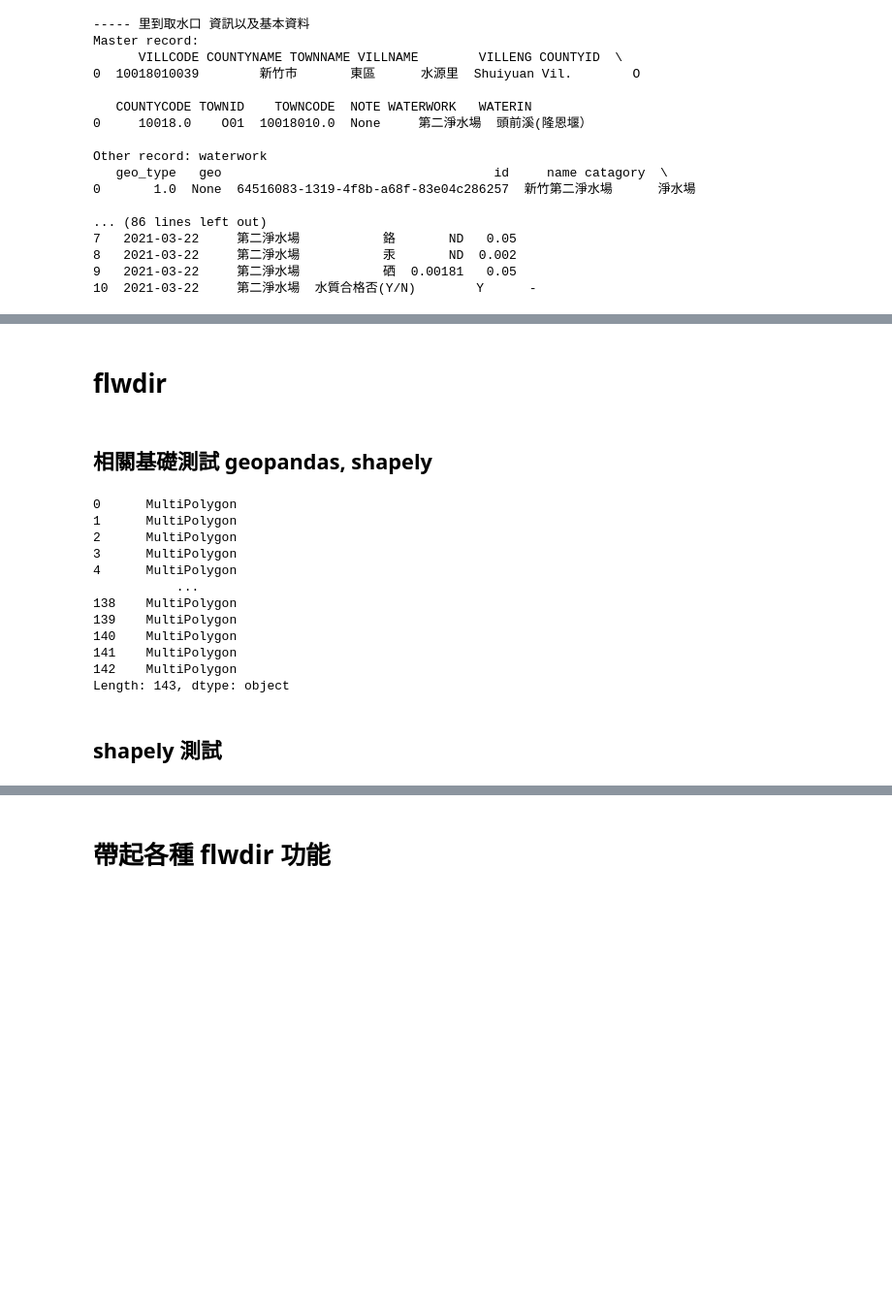
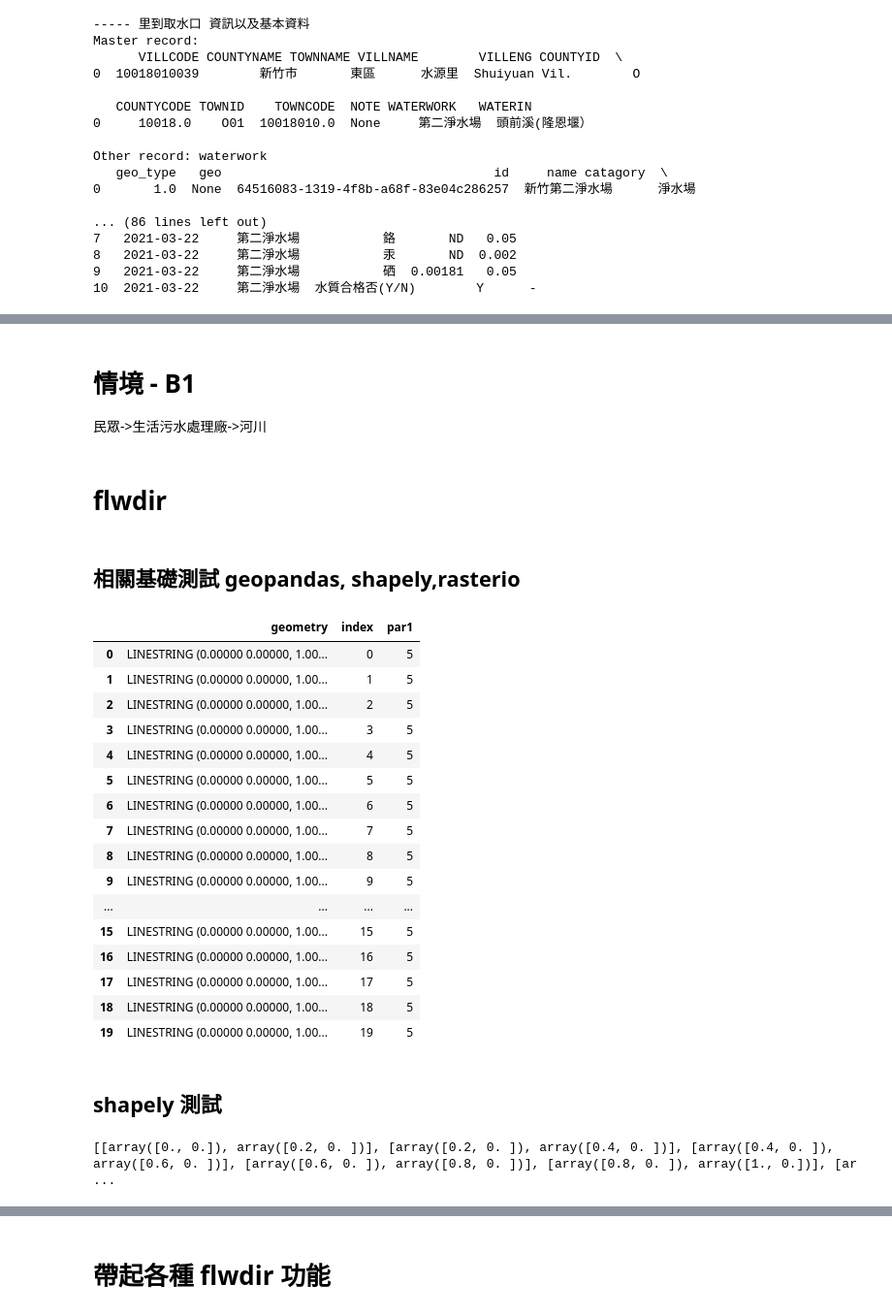
Before and after one commit to LinkItONEDevGroup/waterswak, a Jupyter notebook: engineer_mode.ipynb, the cells around one changed output, grey strips where cells are left out. Shown at 97% size. Drawn from its saved outputs; the diff is of its cells as text; code cells hidden in the pictures; blank space fills up the shorter version.

```diff
--- a/engineer_mode.ipynb
+++ b/engineer_mode.ipynb
@@ -1174,0 +1167,3 @@ url_get(filename, url,True)
+# %% [markdown]
+# 情境 - B1
+民眾->生活污水處理廠->河川
@@ -1175,27 +1175,55 @@ url_get(filename, url,True)
 # %% [markdown]
 # flwdir
 # %% [markdown]
-## 相關基礎測試 geopandas, shapely
+## 相關基礎測試 geopandas, shapely,rasterio
 # %%
 #geopandas test
-import geopandas
-sql="select * from basin"
-gdf = geopandas.read_postgis(sql,conn)
-gdf['area_my'] = gdf.area
-#gdf.geom_type
+if 0:
+    import geopandas
+    sql="select * from basin"
+    gdf = geopandas.read_postgis(sql,conn)
+    gdf['area_my'] = gdf.area
+    #gdf.geom_type
+
+def y(a,x):
+    return a*x
+
+if 0:
+    feats=[]
+
+    for i in range(20):
+        props = {}
+        feats.append(
+            {
+                "type": "Feature",
+                "properties": {"index": i,"par1":5,  **props},
+                "geometry": {
+                    "type": "LineString",
+                    "coordinates": [(j, y(i,j)) for j in range(10)],
+                },
+
+            }
+        )
+    gdf = gpd.GeoDataFrame.from_features(feats, fd.crs)
+    gdf
 # %% [output]
-0      MultiPolygon
-1      MultiPolygon
-2      MultiPolygon
-3      MultiPolygon
-4      MultiPolygon
-           ...
-138    MultiPolygon
-139    MultiPolygon
-140    MultiPolygon
-141    MultiPolygon
-142    MultiPolygon
-Length: 143, dtype: object
+|  | geometry | index | par1 |
+| 0 | LINESTRING (0.00000 0.00000, 1.00... | 0 | 5 |
+| 1 | LINESTRING (0.00000 0.00000, 1.00... | 1 | 5 |
+| 2 | LINESTRING (0.00000 0.00000, 1.00... | 2 | 5 |
+| 3 | LINESTRING (0.00000 0.00000, 1.00... | 3 | 5 |
+| 4 | LINESTRING (0.00000 0.00000, 1.00... | 4 | 5 |
+| 5 | LINESTRING (0.00000 0.00000, 1.00... | 5 | 5 |
+| 6 | LINESTRING (0.00000 0.00000, 1.00... | 6 | 5 |
+| 7 | LINESTRING (0.00000 0.00000, 1.00... | 7 | 5 |
+| 8 | LINESTRING (0.00000 0.00000, 1.00... | 8 | 5 |
+| 9 | LINESTRING (0.00000 0.00000, 1.00... | 9 | 5 |
+| ... | ... | ... | ... |
+| 15 | LINESTRING (0.00000 0.00000, 1.00... | 15 | 5 |
+| 16 | LINESTRING (0.00000 0.00000, 1.00... | 16 | 5 |
+| 17 | LINESTRING (0.00000 0.00000, 1.00... | 17 | 5 |
+| 18 | LINESTRING (0.00000 0.00000, 1.00... | 18 | 5 |
+| 19 | LINESTRING (0.00000 0.00000, 1.00... | 19 | 5 |
 # %% [markdown]
 ## shapely 測試
 # %%
@@ -1217,7 +1245,7 @@ if 0: #merge line
     lines = MultiLineString(coords)
     print(ip)
     #LineString([(0, 0), (0, 1), (1, 1)]).project(ip)
-if 0: # divid to few substring and join
+if 1: # divid to few substring and join
     from shapely.ops import *
     from numpy import array
     line = LineString(([0, 0], [2, 0]))
@@ -1234,3 +1262,5 @@ if 0: # divid to few substring and join
         lines.append(xys)
     print(lines)
     mlines = MultiLineString(lines)
+# %% [output]
+[[array([0., 0.]), array([0.2, 0. ])], [array([0.2, 0. ]), array([0.4, 0. ])], [array([0.4, 0. ]), array([0.6, 0. ])], [array([0.6, 0. ]), array([0.8, 0. ])], [array([0.8, 0. ]), array([1., 0.])], [ar ...
```
Also changed, not shown: parts of 33 cells of this notebook, 11 other files.
